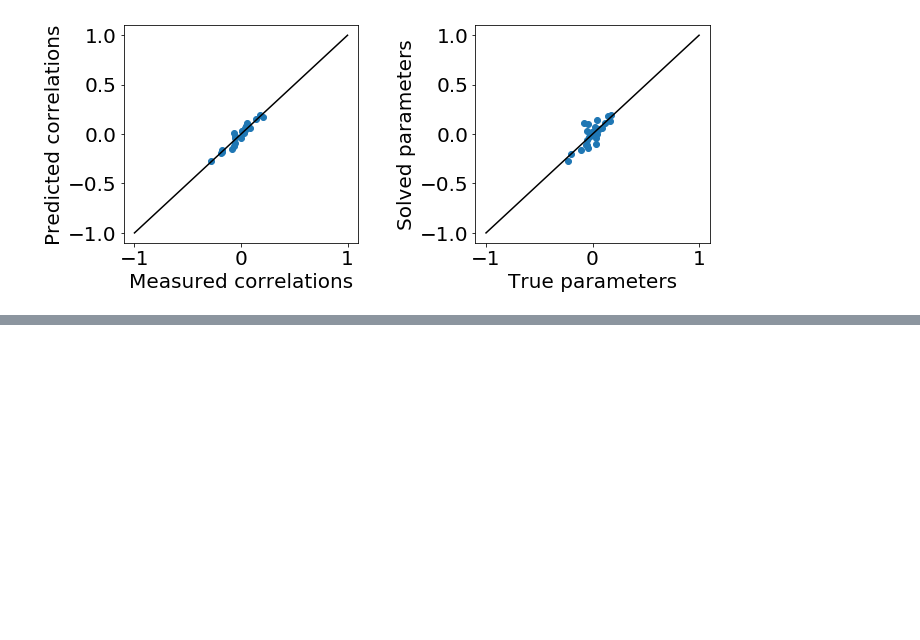
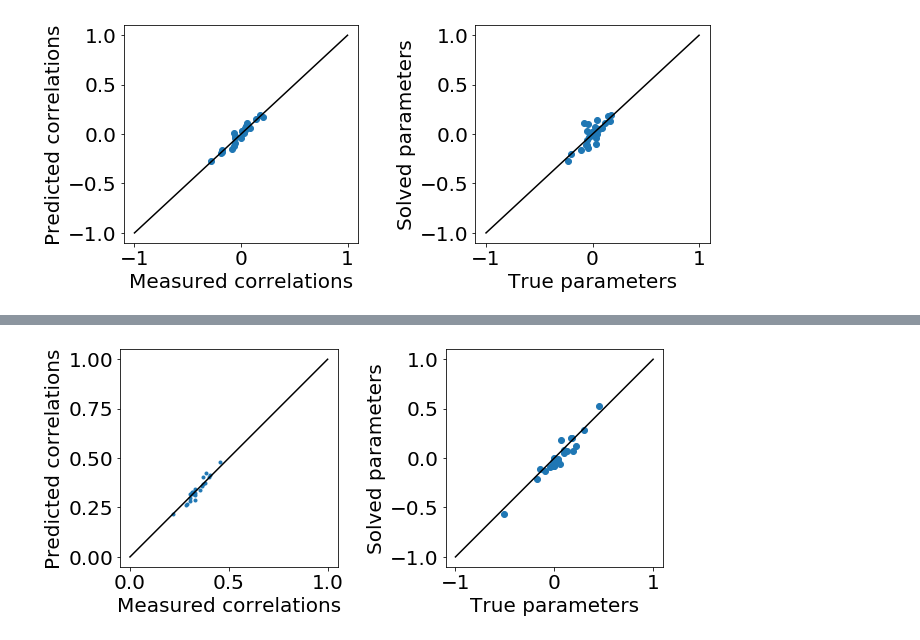
Before and after one commit to eltrompetero/coniii, a Jupyter notebook: ipynb/usage_guide.ipynb, the cells around one changed output, grey strips where cells are left out. Drawn from its saved outputs; the diff is of its cells as text; code cells hidden in the pictures; blank space fills up the shorter version.

Commit message:
working example with Potts3 Pseudo in usage guide

```diff
--- a/ipynb/usage_guide.ipynb
+++ b/ipynb/usage_guide.ipynb
@@ -430,0 +440,44 @@ fig.subplots_adjust(wspace=.5)
+# %%
+# set up problem
+n = 5  # system size
+k = 3  # number of possible configurations
+h = np.random.normal(size=n*k, scale=.1)
+h[(k-1)*n:] = 0.  # zero out last set of fields
+J = np.random.normal(size=n*(n-1)//2, scale=1/n)
+
+# declare some helper functions
+calc_e, calc_observables, mch_approximation = define_potts_helper_functions(k)
+get_multipliers_r, calc_observables_r = define_pseudo_potts_helper_functions(n, k)
+
+# sample from given Potts model
+sampler = mc.Potts3(n, np.concatenate([h,J]), calc_e=calc_e)
+sampler.generate_samples_parallel(1000, n_iters=500, burn_in=1000)
+X = sampler.samples
+
+# solve the inverse problem
+solver = Pseudo(X,
+                calc_observables_r=calc_observables_r,
+                get_multipliers_r=get_multipliers_r,
+                model=Potts3([h,J]),
+                calc_observables=calc_observables,
+                k=k)
+solver.solve();
+
+# Create model to hold results and generate MC sample
+model = Potts3(solver.multipliers)
+model.setup_sampler()
+model.generate_samples(500, 1_000)
+# %%
+# Take a look at Pseudo approximation to solution
+fig, ax = plt.subplots(subplot_kw={'aspect':'equal'}, ncols=2, figsize=(10,4))
+ax[0].plot(calc_observables(X).mean(0), calc_observables(model.sample).mean(0), '.')
+ax[0].plot([0,1], 'k-')
+ax[0].set(xlabel='Measured correlations', ylabel='Predicted correlations')
+
+ax[1].plot(np.concatenate([h,J]), solver.multipliers, 'o')
+ax[1].plot([-1,1], [-1,1], 'k-')
+ax[1].set(xlabel='True parameters', ylabel='Solved parameters')
+
+fig.subplots_adjust(wspace=.4)
+# %% [output]
+[figure, added]
```
Also changed, not shown: parts of 4 cells of this notebook, 2 other files.
